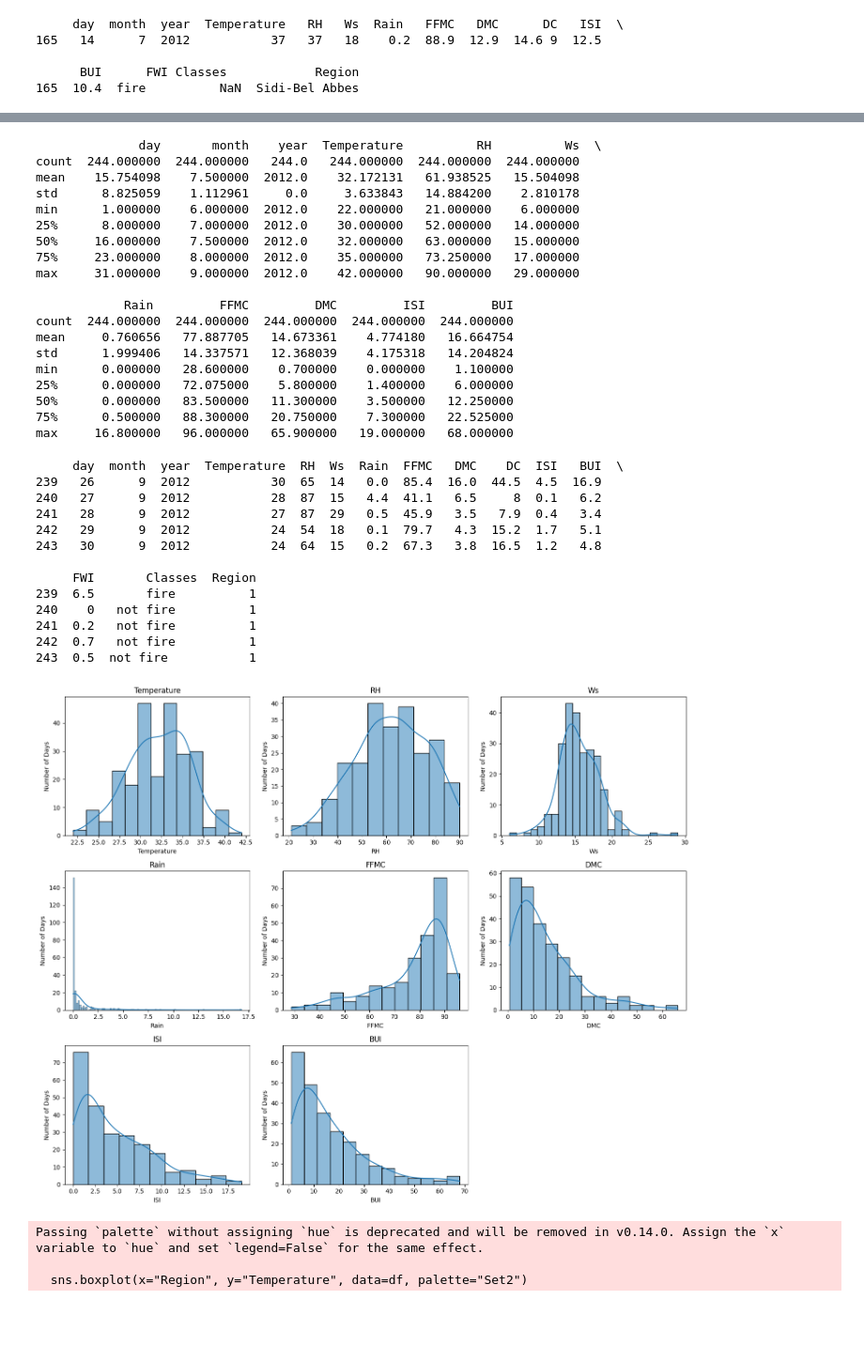
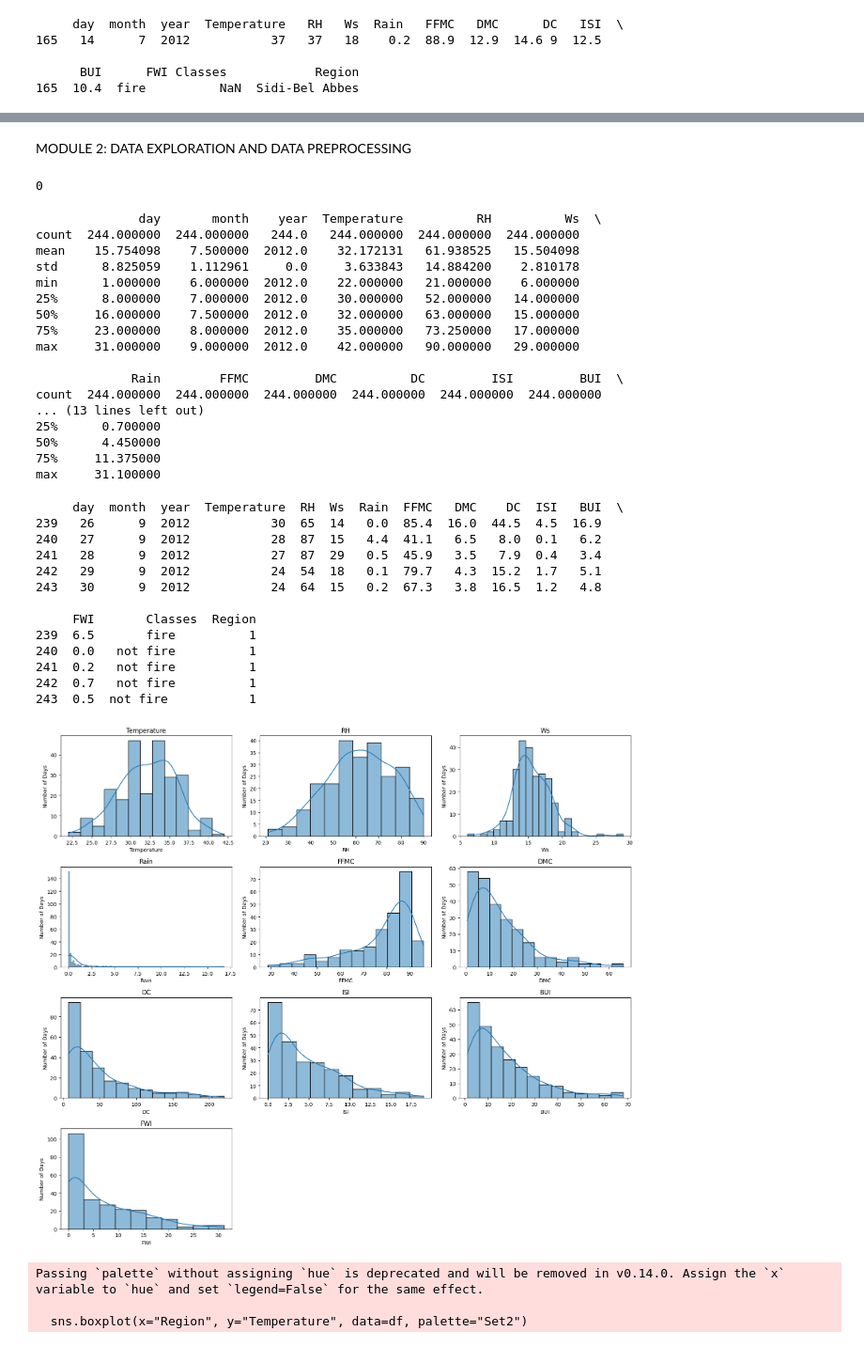
Before and after one commit to Aspire-Infolabs/FWI_Prediction_Batch8, a Jupyter notebook: FWI_Prediction_Pranjali.ipynb, the cells around one changed output, grey strips where cells are left out. Shown at 94% size. Drawn from its saved outputs; the diff is of its cells as text; code cells hidden in the pictures; blank space fills up the shorter version.

```diff
--- a/FWI_Prediction_Pranjali.ipynb
+++ b/FWI_Prediction_Pranjali.ipynb
@@ -7,7 +7,7 @@ from sklearn.preprocessing import LabelEncoder
 import matplotlib.pyplot as plt
 import seaborn as sns
 # %%
-df = pd.read_csv("./dataset/FWI Dataset.csv")
+df = pd.read_csv("./datasets/FWI Dataset.csv")
 # %%
 #Looking into the data
 print(df.head())
@@ -65,0 +73,5 @@ df['Classes'].fillna(df['Classes'].mode()[0], inplace=True)
+# %%
+# Replacing values
+df['FWI'] = pd.to_numeric(df['FWI'], errors='coerce')
+df['FWI'].fillna(round(df['FWI'].mean(), 2), inplace=True)
+df['FWI'] = df['FWI'].astype(float)
@@ -65,0 +85,5 @@ df['Classes'].fillna(df['Classes'].mode()[0], inplace=True)
+# %%
+# Removing spaces and coverting datatype
+df['DC'] = df['DC'].astype(str).str.strip()
+df['DC'] = df['DC'].str.replace(' ', '')
+df['DC'] = df['DC'].astype(float)
@@ -66,6 +129,10 @@ df['Classes'].fillna(df['Classes'].mode()[0], inplace=True)
+# %% [markdown]
+MODULE 2: DATA EXPLORATION AND DATA PREPROCESSING
 # %%
 #Finding Duplicate Values
 print(df.duplicated().sum())
+# %% [output]
+0
 # %%
 #Analysis
 print(df.describe())
@@ -80,15 +147,13 @@ min      1.000000    6.000000  2012.0    22.000000   21.000000    6.000000
 75%     23.000000    8.000000  2012.0    35.000000   73.250000   17.000000
 max     31.000000    9.000000  2012.0    42.000000   90.000000   29.000000
 
-            Rain         FFMC         DMC         ISI         BUI
-count  244.000000  244.000000  244.000000  244.000000  244.000000
-mean     0.760656   77.887705   14.673361    4.774180   16.664754
-std      1.999406   14.337571   12.368039    4.175318   14.204824
-min      0.000000   28.600000    0.700000    0.000000    1.100000
-25%      0.000000   72.075000    5.800000    1.400000    6.000000
-50%      0.000000   83.500000   11.300000    3.500000   12.250000
-75%      0.500000   88.300000   20.750000    7.300000   22.525000
-max     16.800000   96.000000   65.900000   19.000000   68.000000
+             Rain        FFMC         DMC          DC         ISI         BUI  \
+count  244.000000  244.000000  244.000000  244.000000  244.000000  244.000000
+... (13 lines left out)
+25%      0.700000
+50%      4.450000
+75%     11.375000
+max     31.100000
 # %%
 # Label Encoding
 df['Region'] = LabelEncoder().fit_transform(df['Region'])
@@ -97,40 +162,40 @@ print(df.tail())
 # %% [output]
      day  month  year  Temperature  RH  Ws  Rain  FFMC   DMC    DC  ISI   BUI  \
 239   26      9  2012           30  65  14   0.0  85.4  16.0  44.5  4.5  16.9
-240   27      9  2012           28  87  15   4.4  41.1   6.5     8  0.1   6.2
+240   27      9  2012           28  87  15   4.4  41.1   6.5   8.0  0.1   6.2
 241   28      9  2012           27  87  29   0.5  45.9   3.5   7.9  0.4   3.4
 242   29      9  2012           24  54  18   0.1  79.7   4.3  15.2  1.7   5.1
 243   30      9  2012           24  64  15   0.2  67.3   3.8  16.5  1.2   4.8
 
      FWI       Classes  Region
 239  6.5       fire          1
-240    0   not fire          1
+240  0.0   not fire          1
 241  0.2   not fire          1
 242  0.7   not fire          1
 243  0.5  not fire           1
 # %%
 #Histogram
 important_cols = [
     'Temperature', 'RH', 'Ws', 'Rain',
-    'FFMC', 'DMC', 'ISI', 'BUI',
+    'FFMC', 'DMC', 'DC', 'ISI', 'BUI', 'FWI'
 ]
 
-rows = 3
+rows = 4
 cols = 3
 
-plt.figure(figsize=(15, 12))
+plt.figure(figsize=(16, 14))
 
 for i, col in enumerate(important_cols):
     plt.subplot(rows, cols, i+1)
     sns.histplot(df[col], kde=True)
     plt.title(col)
     plt.xlabel(col)
     plt.ylabel("Number of Days")
 
 plt.tight_layout()
 plt.show()
 # %% [output]
-[figure, old version]
+[figure, new version]
 # %%
 #Boxplot
 plt.figure(figsize=(6,4))
```
Also changed, not shown: parts of 6 cells of this notebook.
